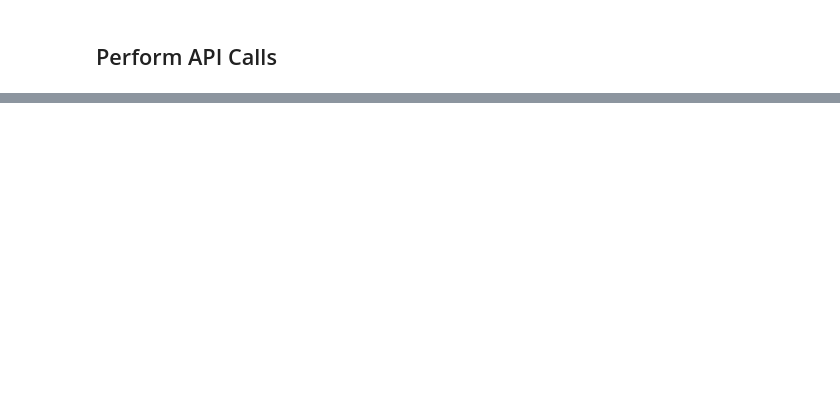
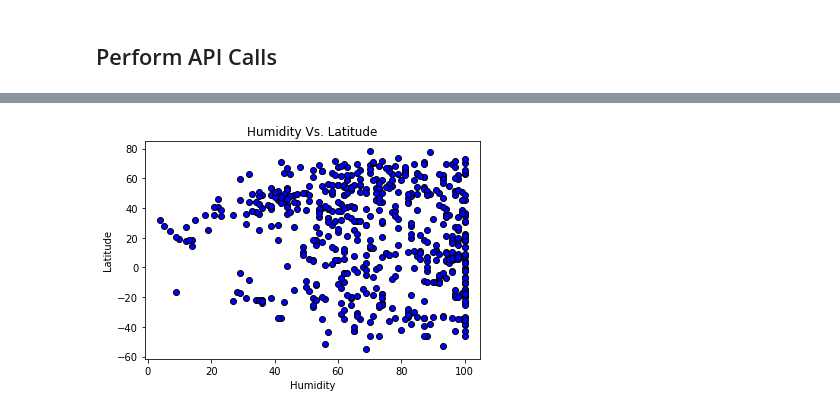
Before and after one commit to harriskl1/API-, a Jupyter notebook: WeatherPy-Copy1.ipynb, the cells around one changed output, grey strips where cells are left out. Saved outputs shown, nothing was run; the diff lists cells and outputs as text; code cells hidden in the pictures; blank space fills up the shorter version.

```diff
--- a/WeatherPy-Copy1.ipynb
+++ b/WeatherPy-Copy1.ipynb
@@ -121,0 +151,13 @@ url = "http://api.openweathermap.org/data/2.5/weather?units=Imperial&APPID=" + a
+# %%
+plt.scatter(city_weather_df["humidity"], city_weather_df["latitude"], marker="o", facecolors="blue", edgecolors="black")
+
+# Incorporate the other graph properties
+plt.title("Humidity Vs. Latitude")
+plt.xlabel("Humidity (%)")
+plt.ylabel("Latitude")
+
+plt.savefig("humidity.png")
+
+plt.show()
+# %% [output]
+[figure, added]
```
Also changed, not shown: parts of 10 cells of this notebook.
